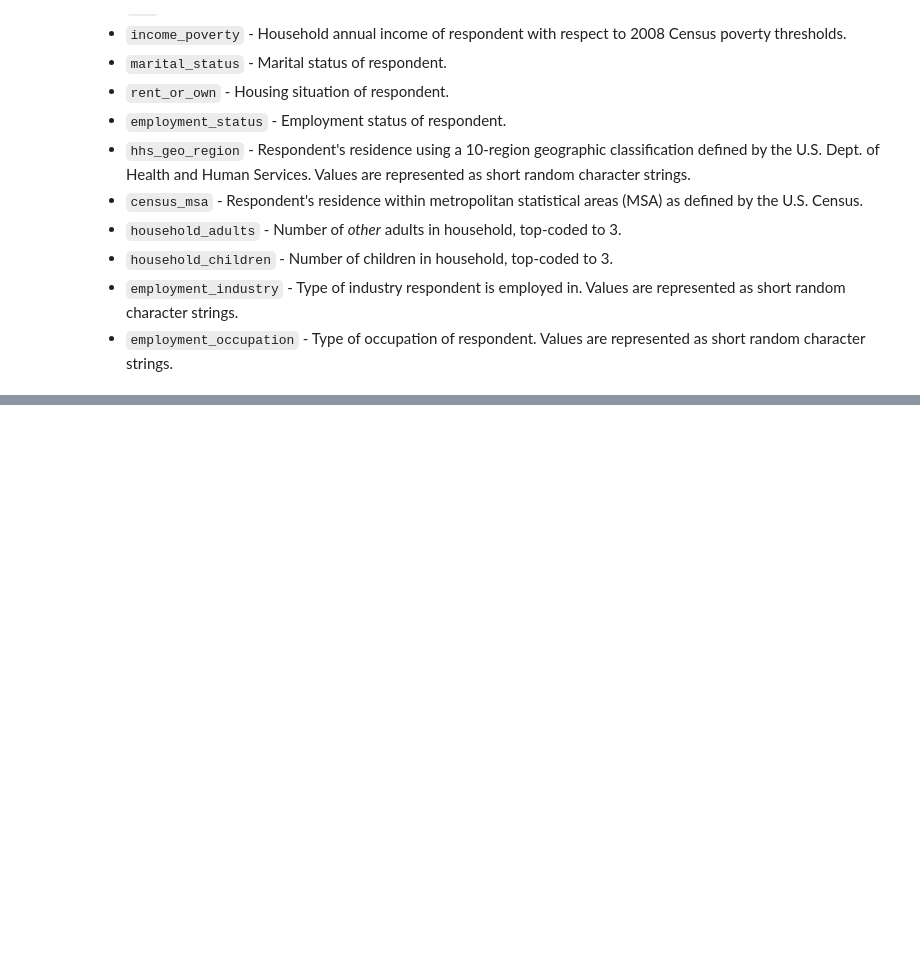
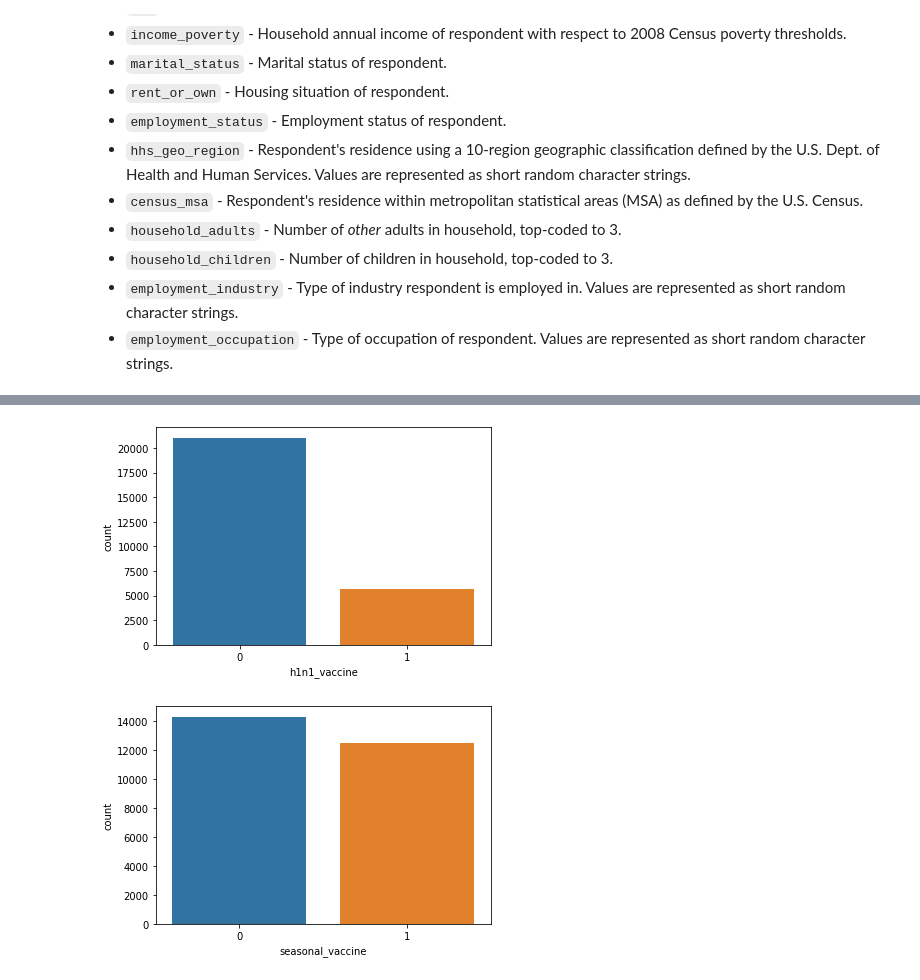
Before and after one commit to talanthier/h1n1-flu-vaccine-prediction, a Jupyter notebook: flu_exploration_01.ipynb, the cells around one changed output, grey strips where cells are left out. Cells and saved outputs as stored; diff of their text form; code cells hidden in the pictures; blank space fills up the shorter version.

```diff
--- a/flu_exploration_01.ipynb
+++ b/flu_exploration_01.ipynb
@@ -158,0 +153,21 @@ data[object_cols] = data[object_cols].fillna('missing') # fill missing as 'missi
+# %%
+binary_dict = {0:'No', 1:'Yes'}
+cols = data.columns
+object_cols = [] # columns
+num_cols = []
+for col in cols:
+    if data[col].nunique() == 2 or data[col].dtype == 'object':
+        object_cols.append(col)
+    else:
+        num_cols.append(col)
+object_cols = object_cols[:-2]
+data[object_cols] = data[object_cols].replace(binary_dict) # map 0 and 1s to 'No' and 'Yes' respectively
+data[object_cols] = data[object_cols].fillna('missing') # fill missing as 'missing'
+# %%
+sns.countplot(data = data, x = 'h1n1_vaccine')
+plt.show()
+sns.countplot(data = data, x = 'seasonal_vaccine')
+plt.show()
+# %% [output]
+[figure, added]
+[figure, added]
```
Also changed, not shown: parts of 12 cells of this notebook.
